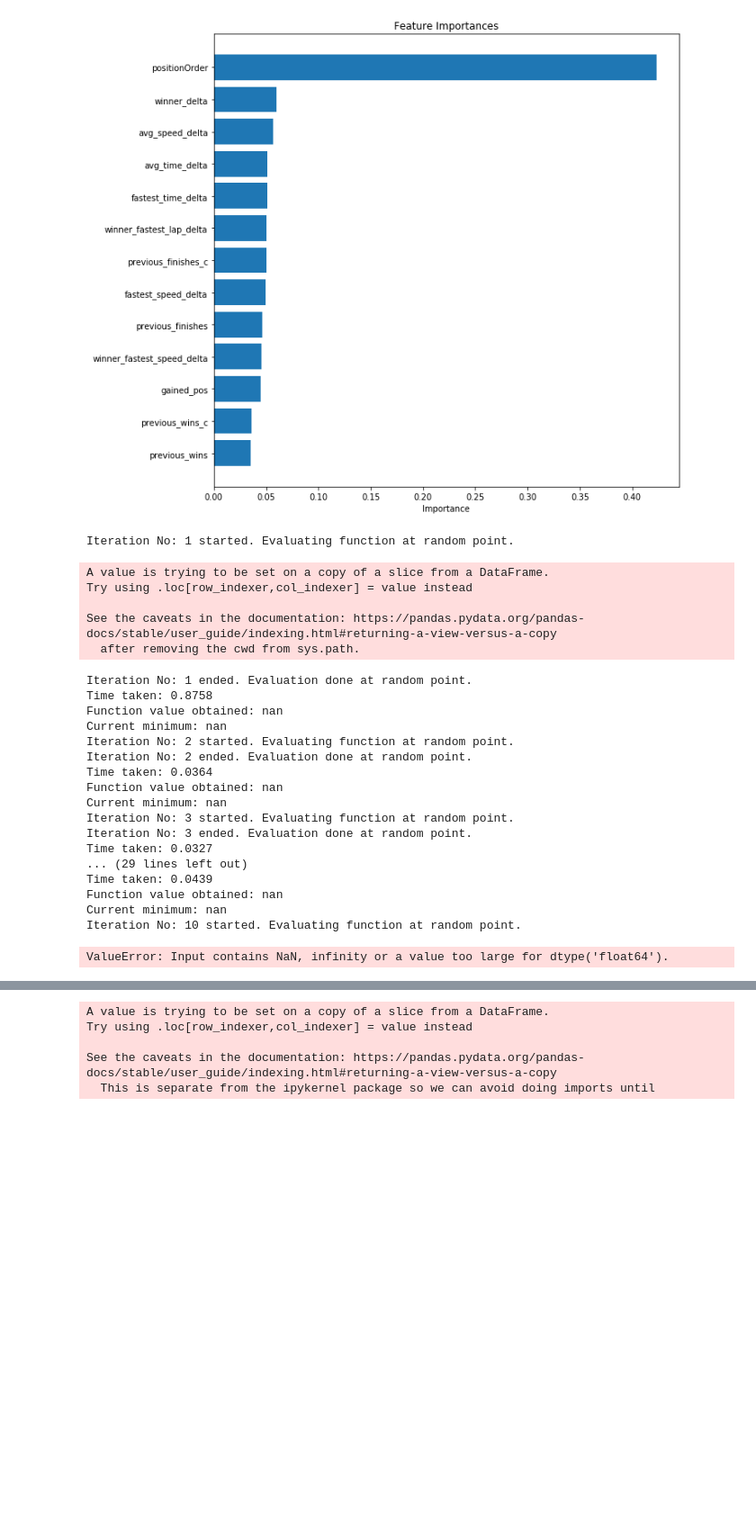
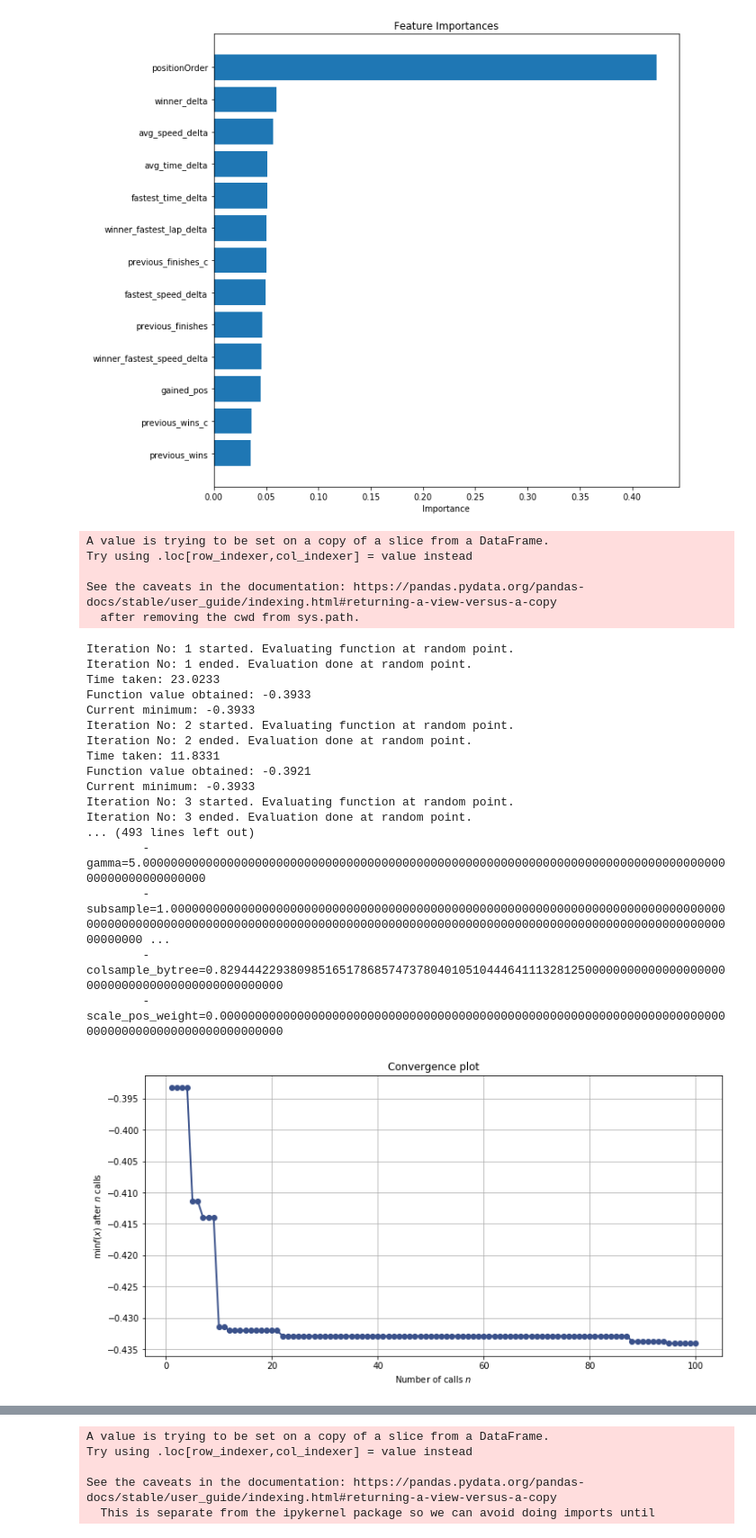
Before and after one commit to edie-zhou/data_lab_f1, a Jupyter notebook: F1.ipynb, the cells around one changed output, grey strips where cells are left out. Shown at 90% size. Cells and saved outputs as stored; diff of their text form; code cells hidden in the pictures; blank space fills up the shorter version.

Commit message:
ran scikitopt on dataset with vijay's data

```diff
--- a/F1.ipynb
+++ b/F1.ipynb
@@ -1272,59 +1266,58 @@ weighted avg       0.43      0.45      0.43      1162
 #         'actual_result', 'constructorId', 'driverId']
 # cols = ['resultId', 'positionOrder', 'current_id', 'actual_result']
 cols_full = ['resultId', 'positionOrder', 'statusId', 'fastest_time_delta',\
         'fastest_speed_delta', 'avg_time_delta', 'avg_speed_delta', 'gained_pos', 'current_id', 'winner_fastest_lap_delta', 'winner_fastest_speed_delta',\
         'actual_result', 'constructorId', 'winner_delta', 'previous_finishes',
         'previous_wins', 'previous_finishes_c', 'previous_wins_c', 'constructorId', 'driverId']
 
 data = df_extend[cols_full]
 # display(data)
 
 classes = [0, 1, 2, 3]
 class_lambda = lambda x: 0 if x < 4 else (1 if x < 10 else(2 if x < 15 else 3))
 df_downsampled = downsample(data, classes, class_lambda)
 
 # create x, y dfs
 target = df_downsampled['actual_result']
 
-drop_col = ['resultId', 'current_id', 'actual_result', 'statusId', 'driverId']
+drop_col = ['resultId', 'current_id', 'actual_result', 'statusId', 'driverId', 'constructorId']
 # drop_col = ['resultId', 'current_id', 'actual_result']
 features = df_downsampled.drop(drop_col, axis=1)
-features = pd.get_dummies(features, columns=['constructorId'])
+# features = pd.get_dummies(features, columns=['constructorId'])
 # features = pd.get_dummies(features, columns=['driverId'])
 
 # Create train/test splits
 x_train, x_test, y_train, y_test = train_test_split(features, target,
         test_size=0.25, random_state=42)
 
 # Train xgbclassifier
 model_type = 'gbtree'
 model_xgb = xgb.XGBClassifier(booster=model_type, objective='multi:softmax', num_class=4)
 res_gp = find_opt(model_xgb, x_train, y_train)
 # %% [output]
-Iteration No: 1 started. Evaluating function at random point.
+A value is trying to be set on a copy of a slice from a DataFrame.
+Try using .loc[row_indexer,col_indexer] = value instead
+
+See the caveats in the documentation: https://pandas.pydata.org/pandas-docs/stable/user_guide/indexing.html#returning-a-view-versus-a-copy
+  after removing the cwd from sys.path.
-A value is trying to be set on a copy of a slice from a DataFrame.
-Try using .loc[row_indexer,col_indexer] = value instead
-
-See the caveats in the documentation: https://pandas.pydata.org/pandas-docs/stable/user_guide/indexing.html#returning-a-view-versus-a-copy
-  after removing the cwd from sys.path.
+Iteration No: 1 started. Evaluating function at random point.
+Iteration No: 1 ended. Evaluation done at random point.
+Time taken: 23.0233
+Function value obtained: -0.3933
+Current minimum: -0.3933
+Iteration No: 2 started. Evaluating function at random point.
+Iteration No: 2 ended. Evaluation done at random point.
+Time taken: 11.8331
+Function value obtained: -0.3921
+Current minimum: -0.3933
+Iteration No: 3 started. Evaluating function at random point.
+Iteration No: 3 ended. Evaluation done at random point.
+... (493 lines left out)
+        - gamma=5.0000000000000000000000000000000000000000000000000000000000000000000000000000000000000000000000000000
+        - subsample=1.0000000000000000000000000000000000000000000000000000000000000000000000000000000000000000000000000000000000000000000000000000000000000000000000000000000000000000000000000000000000 ...
+        - colsample_bytree=0.8294442293809851651786857473780401051044464111328125000000000000000000000000000000000000000000000000
+        - scale_pos_weight=0.0000000000000000000000000000000000000000000000000000000000000000000000000000000000000000000000000000
-Iteration No: 1 ended. Evaluation done at random point.
-Time taken: 0.8758
-Function value obtained: nan
-Current minimum: nan
-Iteration No: 2 started. Evaluating function at random point.
-Iteration No: 2 ended. Evaluation done at random point.
-Time taken: 0.0364
-Function value obtained: nan
-Current minimum: nan
-Iteration No: 3 started. Evaluating function at random point.
-Iteration No: 3 ended. Evaluation done at random point.
-Time taken: 0.0327
-... (29 lines left out)
-Time taken: 0.0439
-Function value obtained: nan
-Current minimum: nan
-Iteration No: 10 started. Evaluating function at random point.
-ValueError: Input contains NaN, infinity or a value too large for dtype('float64').
+[figure, added]
 # %%
 # Fit and predict using optimal model
 scikitopt_model = xgb.XGBClassifier(
```
Also changed, not shown: parts of 4 cells of this notebook.
